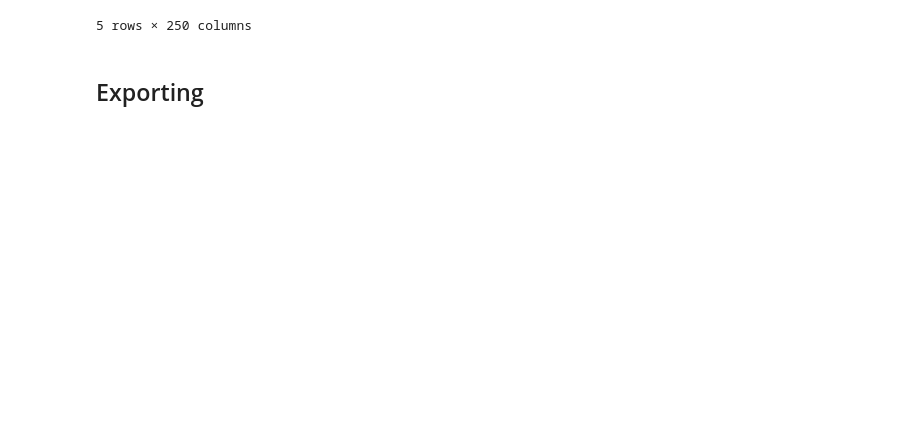
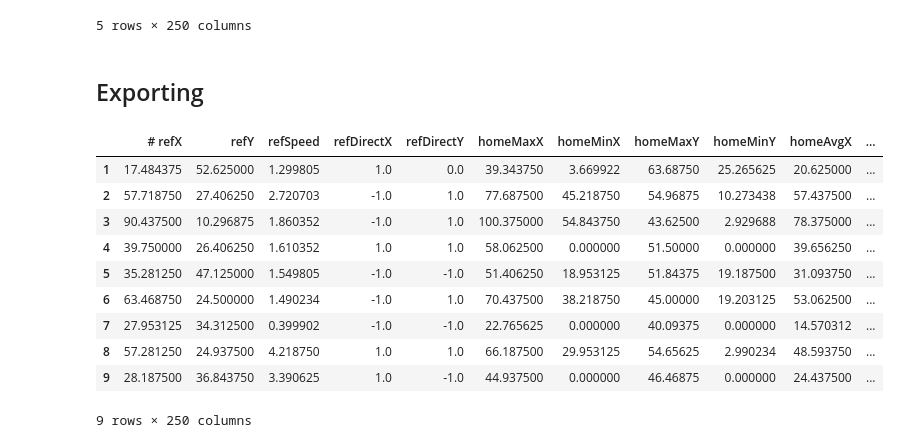
Before and after one commit to anaramirli/predict-soccer-ball-location, a Jupyter notebook: src/dataset_construction.ipynb, the cells around one changed output. Cells and saved outputs as stored; diff of their text form; code cells hidden in the pictures; blank space fills up the shorter version.

```diff
--- a/src/dataset_construction.ipynb
+++ b/src/dataset_construction.ipynb
@@ -182,3 +182,17 @@ Pitch index counts
 # %%
     df_train.to_csv('../data/general/{dataset}/all_{dataset}.csv'.format(dataset='train'), index=False)
     df_test.to_csv('../data/general/{dataset}/all_{dataset}.csv'.format(dataset='test'), index=False)
+# %%
+    df_test[1:10]
+# %% [output]
+|  | # refX | refY | refSpeed | refDirectX | refDirectY | homeMaxX | homeMinX | homeMaxY | homeMinY | homeAvgX | ... |
+| 1 | 17.484375 | 52.625000 | 1.299805 | 1.0 | 0.0 | 39.343750 | 3.669922 | 63.68750 | 25.265625 | 20.625000 | ... |
+| 2 | 57.718750 | 27.406250 | 2.720703 | -1.0 | 1.0 | 77.687500 | 45.218750 | 54.96875 | 10.273438 | 57.437500 | ... |
+| 3 | 90.437500 | 10.296875 | 1.860352 | -1.0 | 1.0 | 100.375000 | 54.843750 | 43.62500 | 2.929688 | 78.375000 | ... |
+| 4 | 39.750000 | 26.406250 | 1.610352 | 1.0 | 1.0 | 58.062500 | 0.000000 | 51.50000 | 0.000000 | 39.656250 | ... |
+| 5 | 35.281250 | 47.125000 | 1.549805 | -1.0 | -1.0 | 51.406250 | 18.953125 | 51.84375 | 19.187500 | 31.093750 | ... |
+| 6 | 63.468750 | 24.500000 | 1.490234 | -1.0 | 1.0 | 70.437500 | 38.218750 | 45.00000 | 19.203125 | 53.062500 | ... |
+| 7 | 27.953125 | 34.312500 | 0.399902 | -1.0 | -1.0 | 22.765625 | 0.000000 | 40.09375 | 0.000000 | 14.570312 | ... |
+| 8 | 57.281250 | 24.937500 | 4.218750 | 1.0 | 1.0 | 66.187500 | 29.953125 | 54.65625 | 2.990234 | 48.593750 | ... |
+| 9 | 28.187500 | 36.843750 | 3.390625 | 1.0 | -1.0 | 44.937500 | 0.000000 | 46.46875 | 0.000000 | 24.437500 | ... |
+9 rows × 250 columns
```
Also changed, not shown: parts of 3 cells of this notebook, 3 other files.
